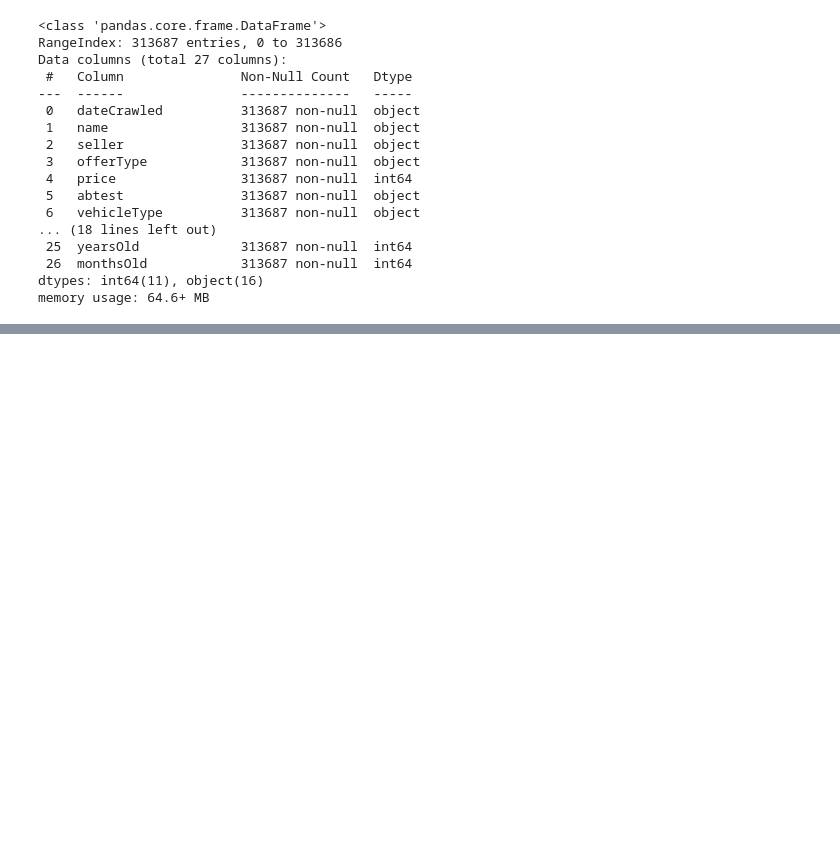
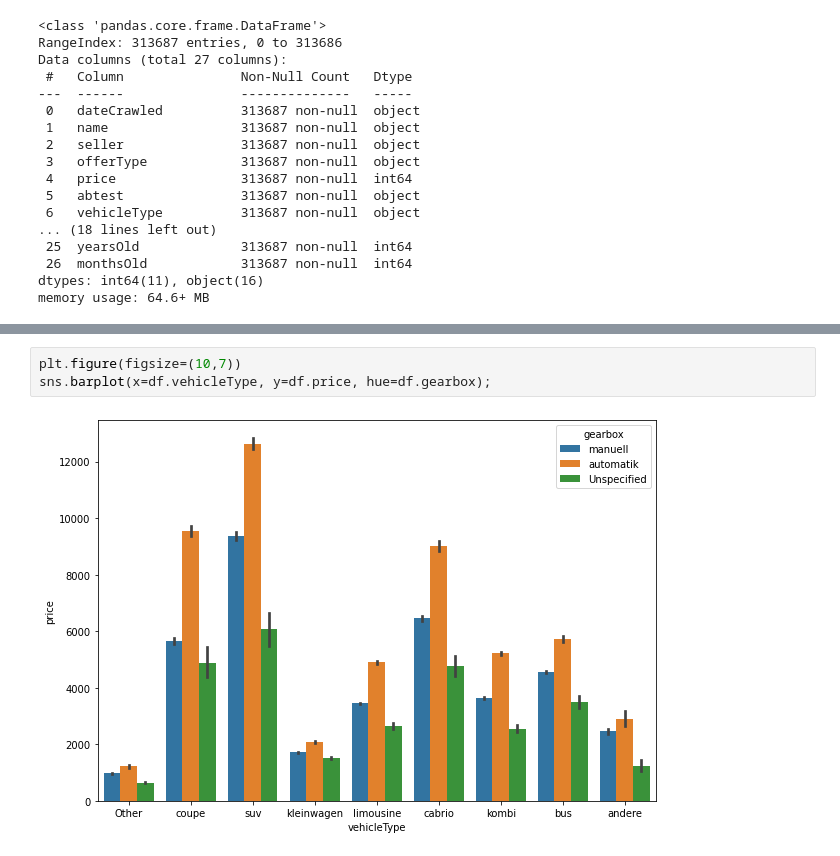
Before and after one commit to Ertugrul-Kurubal/Data-Visualization-With-Python, a Jupyter notebook: In Class Homework.ipynb, the cells around one changed output, grey strips where cells are left out. Saved outputs shown, nothing was run; the diff lists cells and outputs as text; blank space fills up the shorter version.

```diff
--- a/In Class Homework.ipynb
+++ b/In Class Homework.ipynb
@@ -91,0 +130,5 @@ sns.barplot(x=vehicle_type_mean.index,y=vehicle_type_mean.price)
+# %%
+plt.figure(figsize=(10,7))
+sns.barplot(x=df.vehicleType, y=df.price, hue=df.gearbox);
+# %% [output]
+[figure, added]
```
Also changed, not shown: parts of 12 cells of this notebook.
